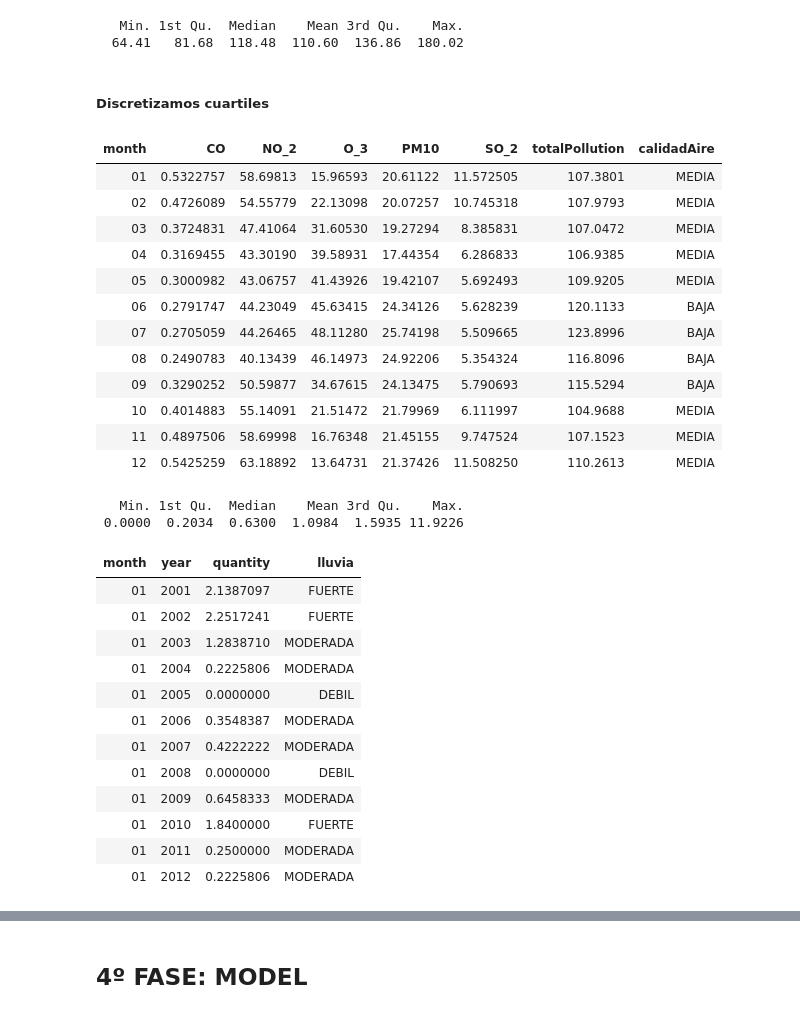
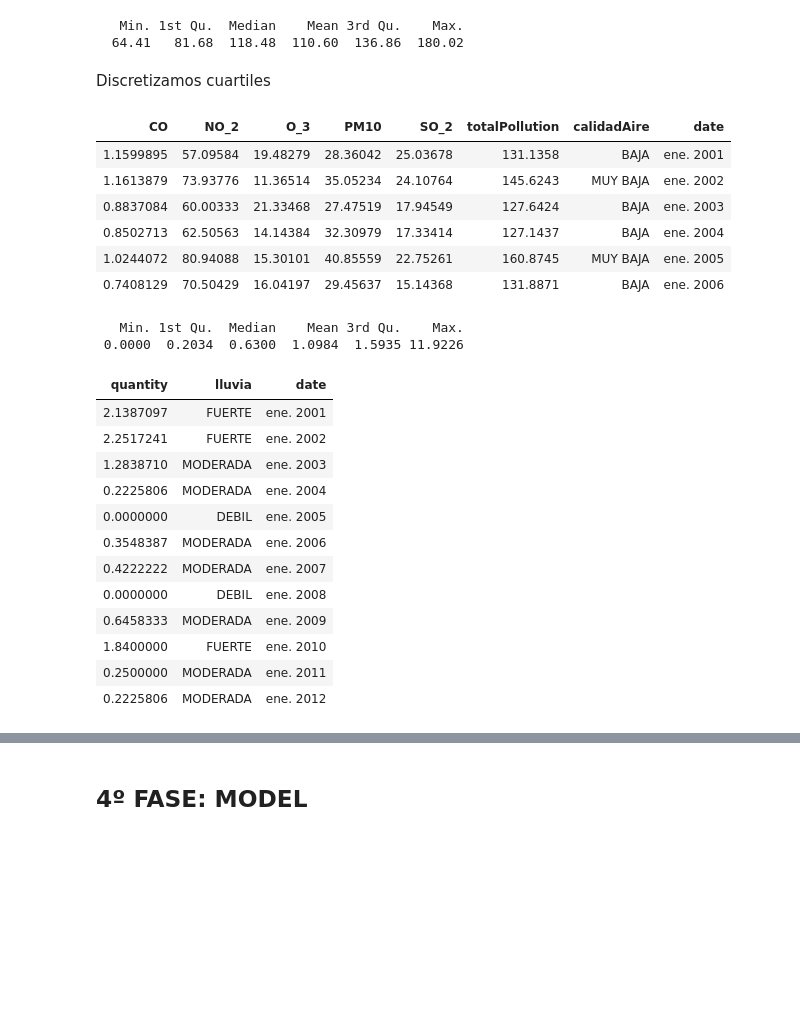
Before and after one commit to manumonforte/DataMining-BigDataParadigm, a Jupyter notebook: Estudio.ipynb, the cells around one changed output, grey strips where cells are left out. Saved outputs shown, nothing was run; the diff lists cells and outputs as text; code cells hidden in the pictures; blank space fills up the shorter version.

```diff
--- a/Estudio.ipynb
+++ b/Estudio.ipynb
@@ -1009,37 +1169,33 @@ summary(pollutionMonth$totalPollution)
 # %% [output]
    Min. 1st Qu.  Median    Mean 3rd Qu.    Max.
   64.41   81.68  118.48  110.60  136.86  180.02
-# %% [markdown]
-##### Discretizamos cuartiles
+# %% [markdown]
+Discretizamos cuartiles
 # %%
-madrid_cuart <- madrid_month_pol
+madrid_cuart <- pollutionMonth
 # %%
 madrid_cuart$calidadAire <- madrid_cuart$totalPollution
 
 madrid_cuart <- madrid_cuart %>%
         mutate(calidadAire = case_when (
         calidadAire <  81.68                               ~"ALTA",
         calidadAire >= 81.68  & calidadAire < 110.60       ~"MEDIA",
         calidadAire >= 110.60 & calidadAire < 136.86       ~"BAJA",
         calidadAire >= 136.86                            ~"MUY BAJA",
         TRUE                                               ~"NA",
         ))
-
-tail(madrid_cuart, n = 12)
+madrid_cuart$date <- as.yearmon(paste(madrid_cuart$year, madrid_cuart$month), "%Y %m")
+madrid_cuart$month=NULL
+madrid_cuart$year=NULL
+head(madrid_cuart)
 # %% [output]
-| month | CO | NO_2 | O_3 | PM10 | SO_2 | totalPollution | calidadAire |
-| 01 | 0.5322757 | 58.69813 | 15.96593 | 20.61122 | 11.572505 | 107.3801 | MEDIA |
-| 02 | 0.4726089 | 54.55779 | 22.13098 | 20.07257 | 10.745318 | 107.9793 | MEDIA |
-| 03 | 0.3724831 | 47.41064 | 31.60530 | 19.27294 | 8.385831 | 107.0472 | MEDIA |
-| 04 | 0.3169455 | 43.30190 | 39.58931 | 17.44354 | 6.286833 | 106.9385 | MEDIA |
-| 05 | 0.3000982 | 43.06757 | 41.43926 | 19.42107 | 5.692493 | 109.9205 | MEDIA |
-| 06 | 0.2791747 | 44.23049 | 45.63415 | 24.34126 | 5.628239 | 120.1133 | BAJA |
-| 07 | 0.2705059 | 44.26465 | 48.11280 | 25.74198 | 5.509665 | 123.8996 | BAJA |
-| 08 | 0.2490783 | 40.13439 | 46.14973 | 24.92206 | 5.354324 | 116.8096 | BAJA |
-| 09 | 0.3290252 | 50.59877 | 34.67615 | 24.13475 | 5.790693 | 115.5294 | BAJA |
-| 10 | 0.4014883 | 55.14091 | 21.51472 | 21.79969 | 6.111997 | 104.9688 | MEDIA |
-| 11 | 0.4897506 | 58.69998 | 16.76348 | 21.45155 | 9.747524 | 107.1523 | MEDIA |
-| 12 | 0.5425259 | 63.18892 | 13.64731 | 21.37426 | 11.508250 | 110.2613 | MEDIA |
+| CO | NO_2 | O_3 | PM10 | SO_2 | totalPollution | calidadAire | date |
+| 1.1599895 | 57.09584 | 19.48279 | 28.36042 | 25.03678 | 131.1358 | BAJA | ene. 2001 |
+| 1.1613879 | 73.93776 | 11.36514 | 35.05234 | 24.10764 | 145.6243 | MUY BAJA | ene. 2002 |
+| 0.8837084 | 60.00333 | 21.33468 | 27.47519 | 17.94549 | 127.6424 | BAJA | ene. 2003 |
+| 0.8502713 | 62.50563 | 14.14384 | 32.30979 | 17.33414 | 127.1437 | BAJA | ene. 2004 |
+| 1.0244072 | 80.94088 | 15.30101 | 40.85559 | 22.75261 | 160.8745 | MUY BAJA | ene. 2005 |
+| 0.7408129 | 70.50429 | 16.04197 | 29.45637 | 15.14368 | 131.8871 | BAJA | ene. 2006 |
 # %%
 summary(rainfallMonth$quantity)
 # %% [output]
@@ -1057,20 +1213,23 @@ rainfall_cuart <- rainfall_cuart %>%
         TRUE                              ~"NA",
         ))
 
+rainfall_cuart$date <- as.yearmon(paste(rainfall_cuart$year, rainfall_cuart$month), "%Y %m")
+rainfall_cuart$month=NULL
+rainfall_cuart$year=NULL
 head(rainfall_cuart, n = 12)
 # %% [output]
-| month | year | quantity | lluvia |
-| 01 | 2001 | 2.1387097 | FUERTE |
-| 01 | 2002 | 2.2517241 | FUERTE |
-| 01 | 2003 | 1.2838710 | MODERADA |
-| 01 | 2004 | 0.2225806 | MODERADA |
-| 01 | 2005 | 0.0000000 | DEBIL |
-| 01 | 2006 | 0.3548387 | MODERADA |
-| 01 | 2007 | 0.4222222 | MODERADA |
-| 01 | 2008 | 0.0000000 | DEBIL |
-| 01 | 2009 | 0.6458333 | MODERADA |
-| 01 | 2010 | 1.8400000 | FUERTE |
-| 01 | 2011 | 0.2500000 | MODERADA |
-| 01 | 2012 | 0.2225806 | MODERADA |
+| quantity | lluvia | date |
+| 2.1387097 | FUERTE | ene. 2001 |
+| 2.2517241 | FUERTE | ene. 2002 |
+| 1.2838710 | MODERADA | ene. 2003 |
+| 0.2225806 | MODERADA | ene. 2004 |
+| 0.0000000 | DEBIL | ene. 2005 |
+| 0.3548387 | MODERADA | ene. 2006 |
+| 0.4222222 | MODERADA | ene. 2007 |
+| 0.0000000 | DEBIL | ene. 2008 |
+| 0.6458333 | MODERADA | ene. 2009 |
+| 1.8400000 | FUERTE | ene. 2010 |
+| 0.2500000 | MODERADA | ene. 2011 |
+| 0.2225806 | MODERADA | ene. 2012 |
 # %%
 # Cruzamos los datos de las precipitaciones y la contaminacion por fecha
```
Also changed, not shown: parts of 100 cells of this notebook.
